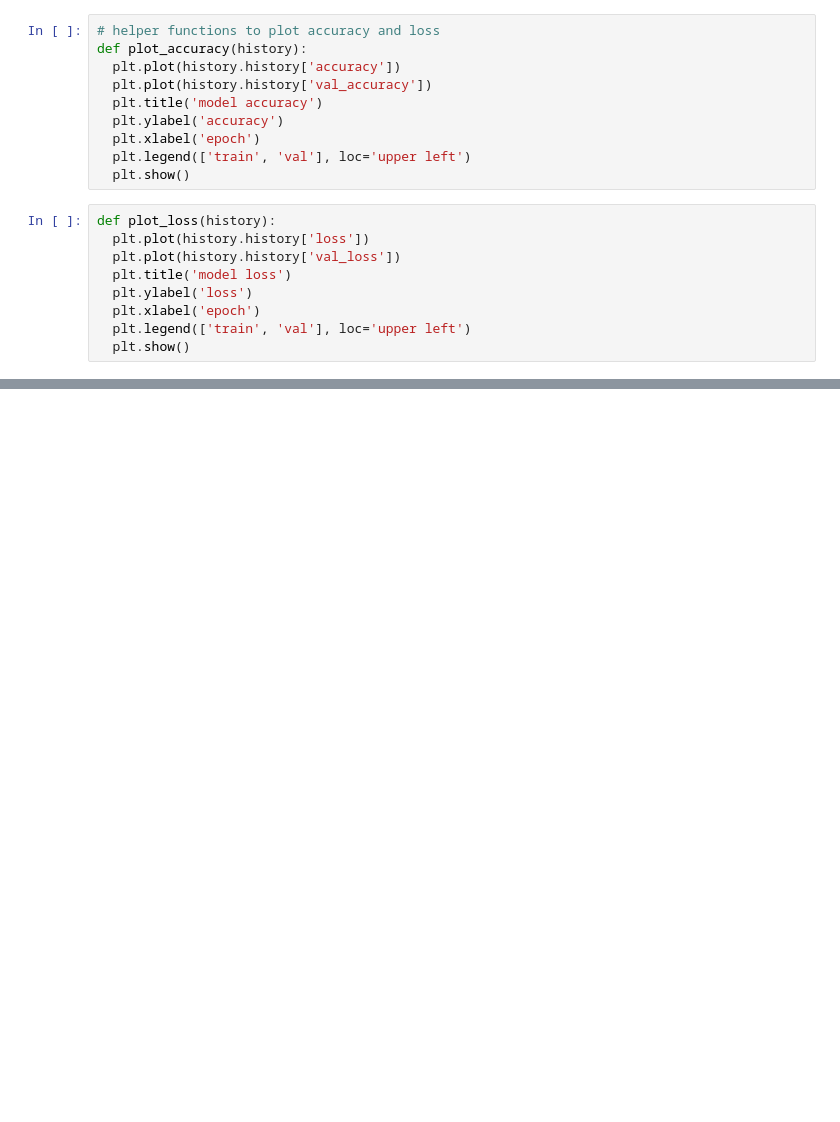
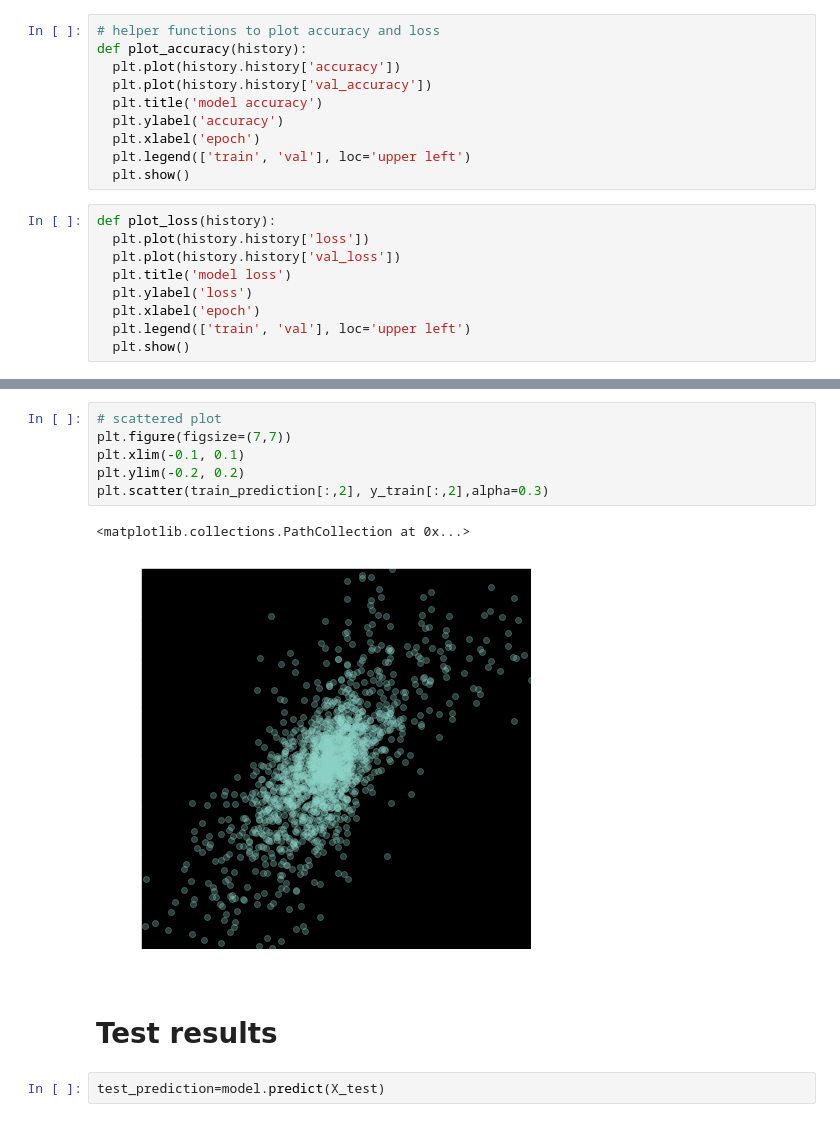
Before and after one commit to avramis92/ML-Price-Prediction, a Jupyter notebook: ML.ipynb, the cells around one changed output, grey strips where cells are left out. Drawn from its saved outputs; the diff is of its cells as text; blank space fills up the shorter version.

```diff
--- a/ML.ipynb
+++ b/ML.ipynb
@@ -196,0 +210,13 @@ plot_loss(history)
+# %%
+# scattered plot
+plt.figure(figsize=(7,7))
+plt.xlim(-0.1, 0.1)
+plt.ylim(-0.2, 0.2)
+plt.scatter(train_prediction[:,2], y_train[:,2],alpha=0.3)
+# %% [output]
+<matplotlib.collections.PathCollection at 0x...>
+[figure, added]
+# %% [markdown]
+# Test results
+# %%
+test_prediction=model.predict(X_test)
```
Also changed, not shown: parts of 9 cells of this notebook.
